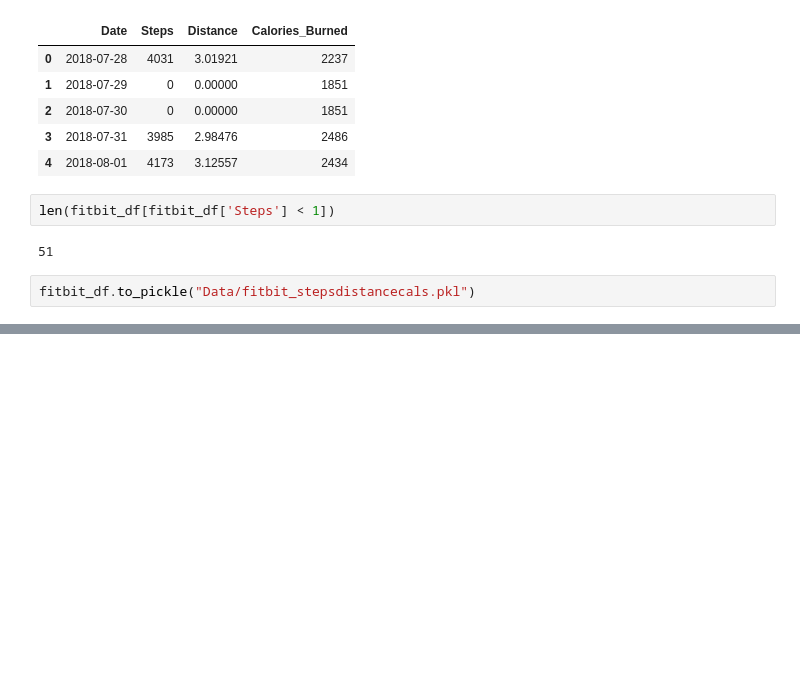
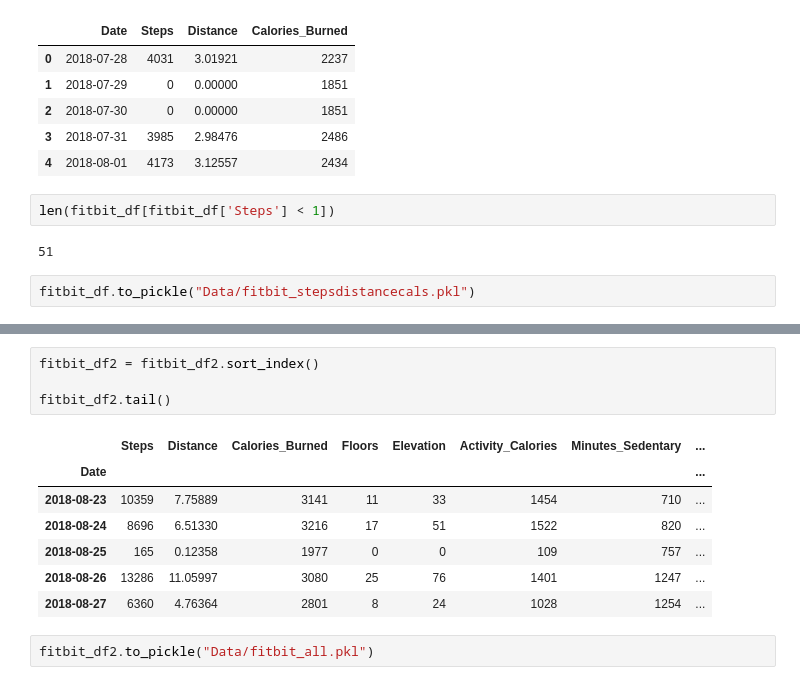
Before and after one commit to brendenrossin/Project_Kojak, a Jupyter notebook: Fitbit_API.ipynb, the cells around one changed output, grey strips where cells are left out. Saved outputs shown, nothing was run; the diff lists cells and outputs as text; blank space fills up the shorter version.

```diff
--- a/Fitbit_API.ipynb
+++ b/Fitbit_API.ipynb
@@ -333,0 +632,14 @@ fitbit_df.to_pickle("Data/fitbit_stepsdistancecals.pkl")
+# %%
+fitbit_df2 = fitbit_df2.sort_index()
+
+fitbit_df2.tail()
+# %% [output]
+|  | Steps | Distance | Calories_Burned | Floors | Elevation | Activity_Calories | Minutes_Sedentary | ... |
+| Date |  |  |  |  |  |  |  | ... |
+| 2018-08-23 | 10359 | 7.75889 | 3141 | 11 | 33 | 1454 | 710 | ... |
+| 2018-08-24 | 8696 | 6.51330 | 3216 | 17 | 51 | 1522 | 820 | ... |
+| 2018-08-25 | 165 | 0.12358 | 1977 | 0 | 0 | 109 | 757 | ... |
+| 2018-08-26 | 13286 | 11.05997 | 3080 | 25 | 76 | 1401 | 1247 | ... |
+| 2018-08-27 | 6360 | 4.76364 | 2801 | 8 | 24 | 1028 | 1254 | ... |
+# %%
+fitbit_df2.to_pickle("Data/fitbit_all.pkl")
```
Also changed, not shown: parts of 17 cells of this notebook, 8 other files.
